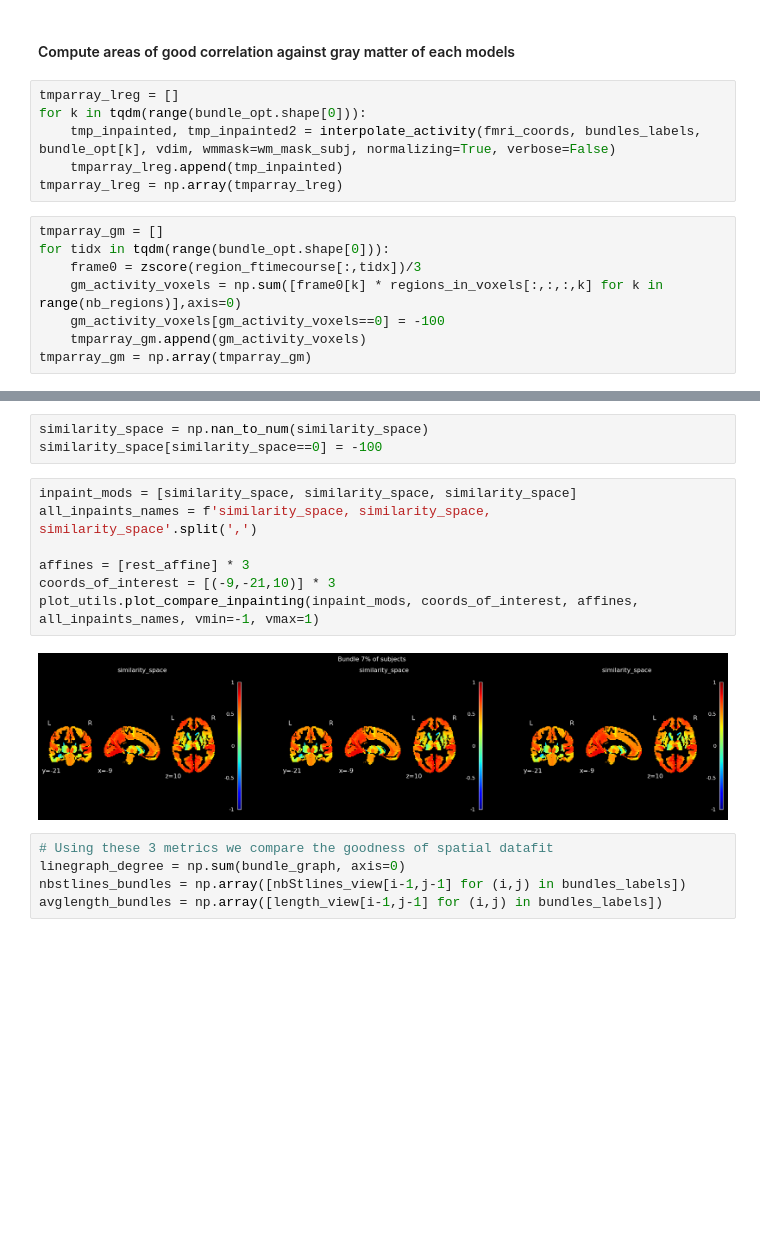
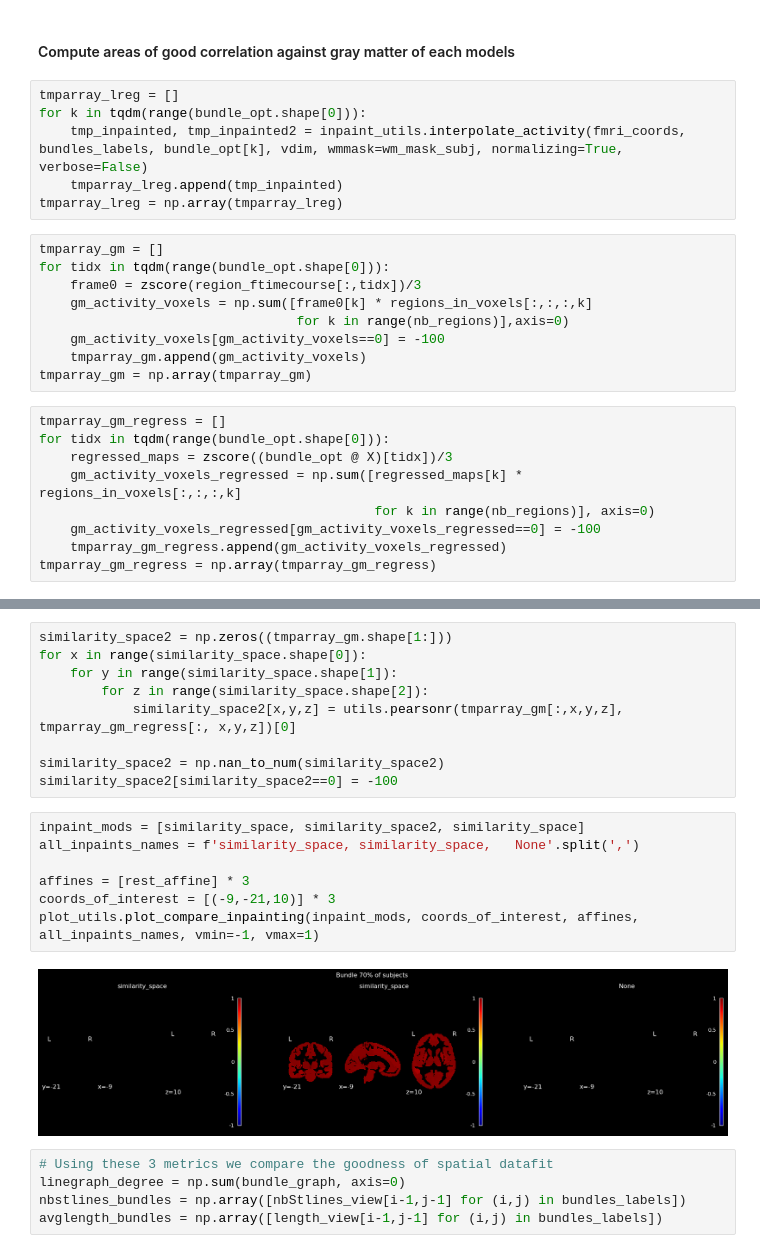
Before and after one commit to miki998/structural_wminpainting, a Jupyter notebook: notebooks/fiber_activity.ipynb, the cells around one changed output, grey strips where cells are left out. Saved outputs shown, nothing was run; the diff lists cells and outputs as text; blank space fills up the shorter version.

Commit message:
ADD: sanity check for yhat on voxels

```diff
--- a/notebooks/fiber_activity.ipynb
+++ b/notebooks/fiber_activity.ipynb
@@ -379,17 +379,27 @@ plot_utils.plot_compare_inpainting(inpaint_mods, coords_of_interest, affines, al
 # %%
 tmparray_lreg = []
 for k in tqdm(range(bundle_opt.shape[0])):
-    tmp_inpainted, tmp_inpainted2 = interpolate_activity(fmri_coords, bundles_labels, bundle_opt[k], vdim, wmmask=wm_mask_subj, normalizing=True, verbose=False)
+    tmp_inpainted, tmp_inpainted2 = inpaint_utils.interpolate_activity(fmri_coords, bundles_labels, bundle_opt[k], vdim, wmmask=wm_mask_subj, normalizing=True, verbose=False)
     tmparray_lreg.append(tmp_inpainted)
 tmparray_lreg = np.array(tmparray_lreg)
 # %%
 tmparray_gm = []
 for tidx in tqdm(range(bundle_opt.shape[0])):
     frame0 = zscore(region_ftimecourse[:,tidx])/3
-    gm_activity_voxels = np.sum([frame0[k] * regions_in_voxels[:,:,:,k] for k in range(nb_regions)],axis=0)
+    gm_activity_voxels = np.sum([frame0[k] * regions_in_voxels[:,:,:,k]
+                                 for k in range(nb_regions)],axis=0)
     gm_activity_voxels[gm_activity_voxels==0] = -100
     tmparray_gm.append(gm_activity_voxels)
 tmparray_gm = np.array(tmparray_gm)
+# %%
+tmparray_gm_regress = []
+for tidx in tqdm(range(bundle_opt.shape[0])):
+    regressed_maps = zscore((bundle_opt @ X)[tidx])/3
+    gm_activity_voxels_regressed = np.sum([regressed_maps[k] * regions_in_voxels[:,:,:,k]
+                                           for k in range(nb_regions)], axis=0)
+    gm_activity_voxels_regressed[gm_activity_voxels_regressed==0] = -100
+    tmparray_gm_regress.append(gm_activity_voxels_regressed)
+tmparray_gm_regress = np.array(tmparray_gm_regress)
 # %%
 similarity_space = np.zeros((tmparray_gm.shape[1:]))
 for x in range(similarity_space.shape[0]):
@@ -399,15 +412,21 @@ for x in range(similarity_space.shape[0]):
-# %%
-similarity_space = np.nan_to_num(similarity_space)
-similarity_space[similarity_space==0] = -100
+# %%
+similarity_space2 = np.zeros((tmparray_gm.shape[1:]))
+for x in range(similarity_space.shape[0]):
+    for y in range(similarity_space.shape[1]):
+        for z in range(similarity_space.shape[2]):
+            similarity_space2[x,y,z] = utils.pearsonr(tmparray_gm[:,x,y,z], tmparray_gm_regress[:, x,y,z])[0]
+
+similarity_space2 = np.nan_to_num(similarity_space2)
+similarity_space2[similarity_space2==0] = -100
 # %%
-inpaint_mods = [similarity_space, similarity_space, similarity_space]
-all_inpaints_names = f'similarity_space, similarity_space,   similarity_space'.split(',')
+inpaint_mods = [similarity_space, similarity_space2, similarity_space]
+all_inpaints_names = f'similarity_space, similarity_space,   None'.split(',')
 
 affines = [rest_affine] * 3
 coords_of_interest = [(-9,-21,10)] * 3
 plot_utils.plot_compare_inpainting(inpaint_mods, coords_of_interest, affines, all_inpaints_names, vmin=-1, vmax=1)
 # %% [output]
-[figure, old version]
+[figure, new version]
 # %%
 # Using these 3 metrics we compare the goodness of spatial datafit
 linegraph_degree = np.sum(bundle_graph, axis=0)
```
Also changed, not shown: parts of 4 cells of this notebook, 1 other file.
